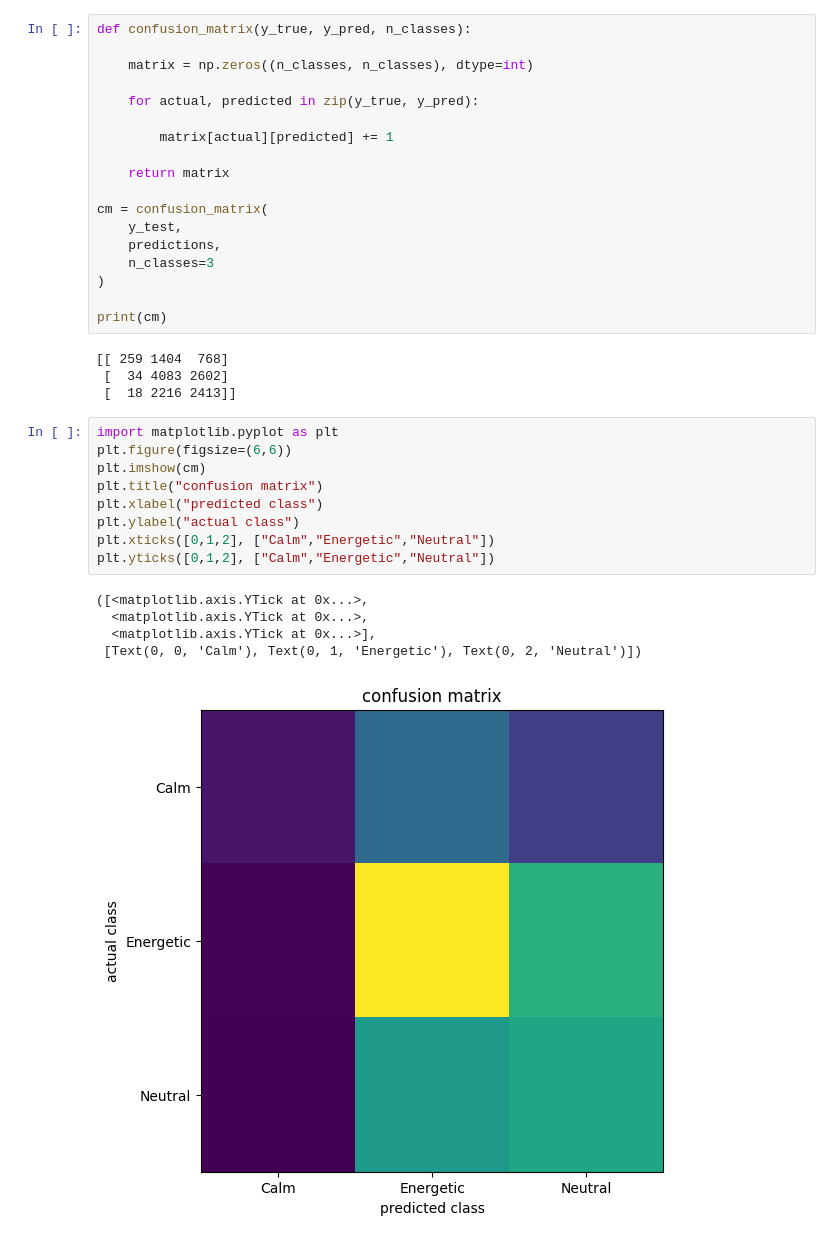
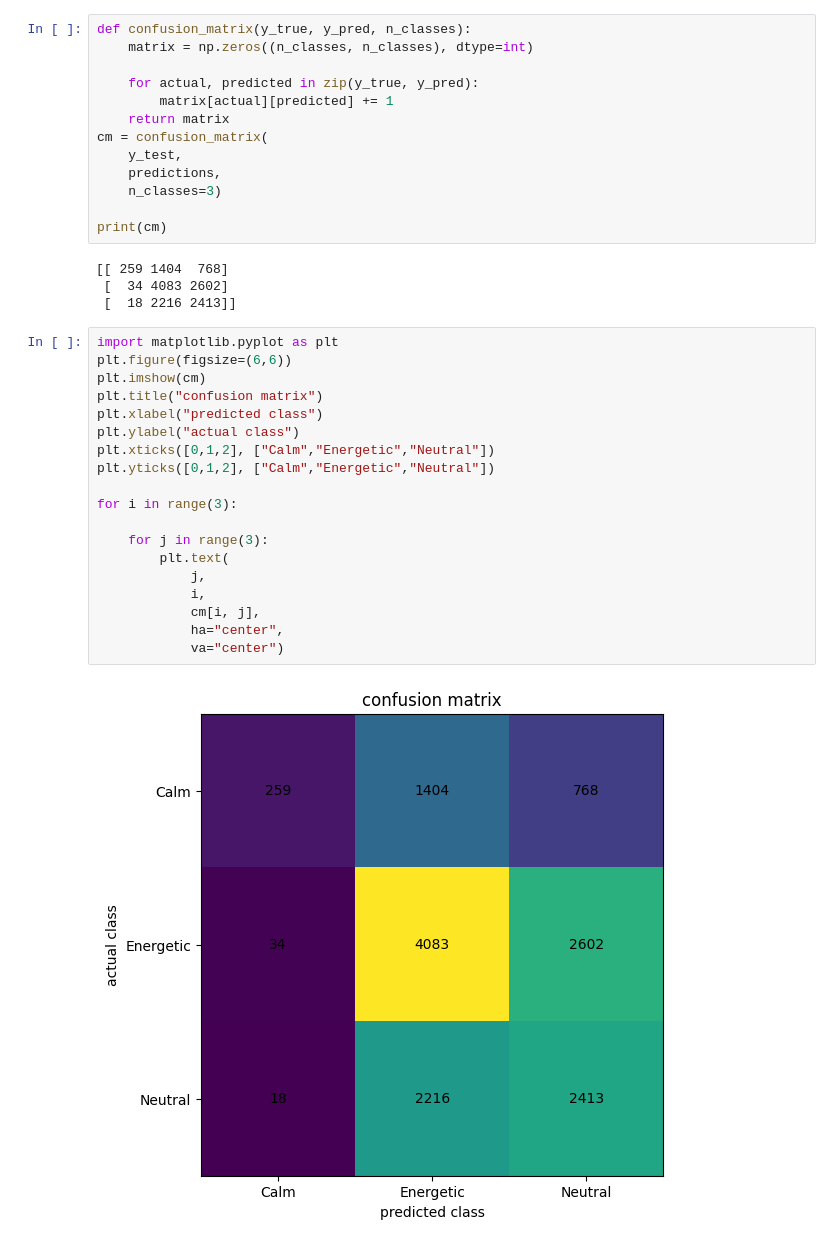
Before and after one commit to jess1507/ML_project, a Jupyter notebook: notebooks/project.ipynb, the cells around one changed output. Cells and saved outputs as stored; diff of their text form.

```diff
--- a/notebooks/project.ipynb
+++ b/notebooks/project.ipynb
@@ -474,20 +474,15 @@ song 14: actual= 0, predicted = 1
 song 15: actual= 1, predicted = 2
 # %%
 def confusion_matrix(y_true, y_pred, n_classes):
-
     matrix = np.zeros((n_classes, n_classes), dtype=int)
 
     for actual, predicted in zip(y_true, y_pred):
-
         matrix[actual][predicted] += 1
-
     return matrix
-
 cm = confusion_matrix(
     y_test,
     predictions,
-    n_classes=3
-)
+    n_classes=3)
 
 print(cm)
 # %% [output]
@@ -497,15 +492,21 @@ print(cm)
 # %%
 import matplotlib.pyplot as plt
 plt.figure(figsize=(6,6))
 plt.imshow(cm)
 plt.title("confusion matrix")
 plt.xlabel("predicted class")
 plt.ylabel("actual class")
 plt.xticks([0,1,2], ["Calm","Energetic","Neutral"])
 plt.yticks([0,1,2], ["Calm","Energetic","Neutral"])
+
+for i in range(3):
+
+    for j in range(3):
+        plt.text(
+            j,
+            i,
+            cm[i, j],
+            ha="center",
+            va="center")
 # %% [output]
-([<matplotlib.axis.YTick at 0x...>,
-  <matplotlib.axis.YTick at 0x...>,
-  <matplotlib.axis.YTick at 0x...>],
- [Text(0, 0, 'Calm'), Text(0, 1, 'Energetic'), Text(0, 2, 'Neutral')])
-[figure, old version]
+[figure, new version]
```
Also changed, not shown: parts of 5 cells of this notebook.
